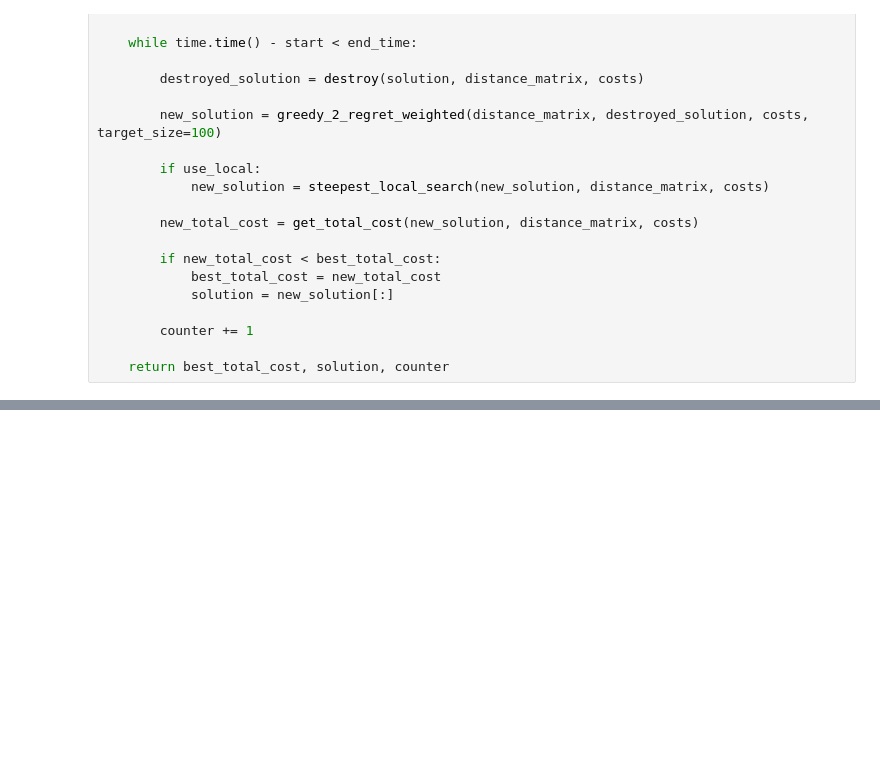
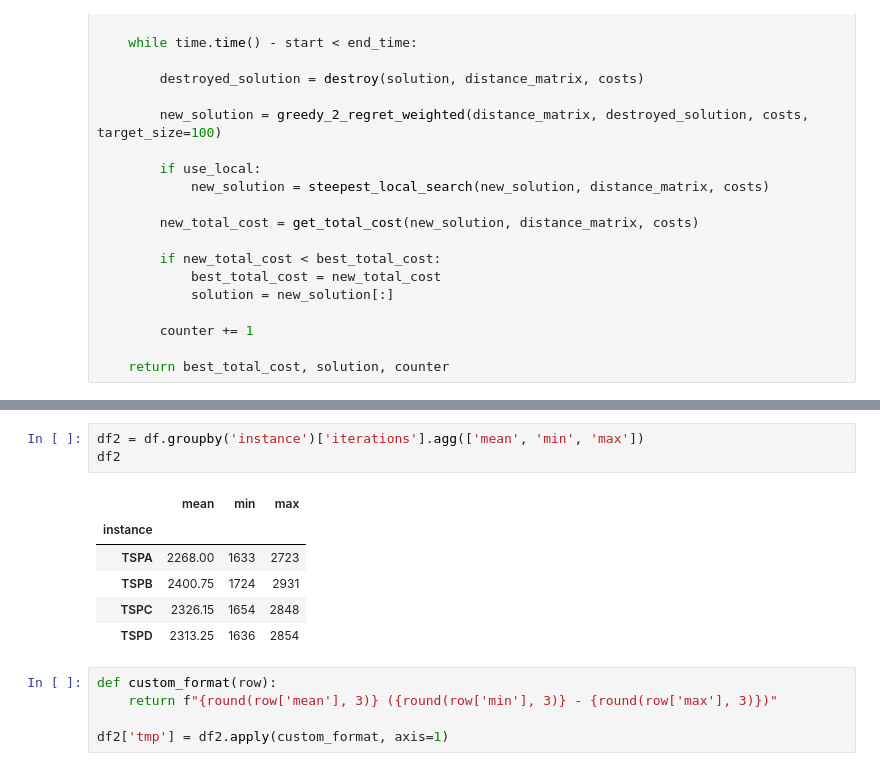
Before and after one commit to aksenyuk/evolutionary-computation, a Jupyter notebook: large-scale-neighborhood-search/large_scale_neighborhood_search.ipynb, the cells around one changed output, grey strips where cells are left out. Drawn from its saved outputs; the diff is of its cells as text; blank space fills up the shorter version.

```diff
--- a/large-scale-neighborhood-search/large_scale_neighborhood_search.ipynb
+++ b/large-scale-neighborhood-search/large_scale_neighborhood_search.ipynb
@@ -258,0 +243,15 @@ lsns('TSPA', 300, True)
+# %%
+df2 = df.groupby('instance')['iterations'].agg(['mean', 'min', 'max'])
+df2
+# %% [output]
+|  | mean | min | max |
+| instance |  |  |  |
+| TSPA | 2268.00 | 1633 | 2723 |
+| TSPB | 2400.75 | 1724 | 2931 |
+| TSPC | 2326.15 | 1654 | 2848 |
+| TSPD | 2313.25 | 1636 | 2854 |
+# %%
+def custom_format(row):
+    return f"{round(row['mean'], 3)} ({round(row['min'], 3)} - {round(row['max'], 3)})"
+
+df2['tmp'] = df2.apply(custom_format, axis=1)
```
Also changed, not shown: parts of 14 cells of this notebook, 6 other files.
